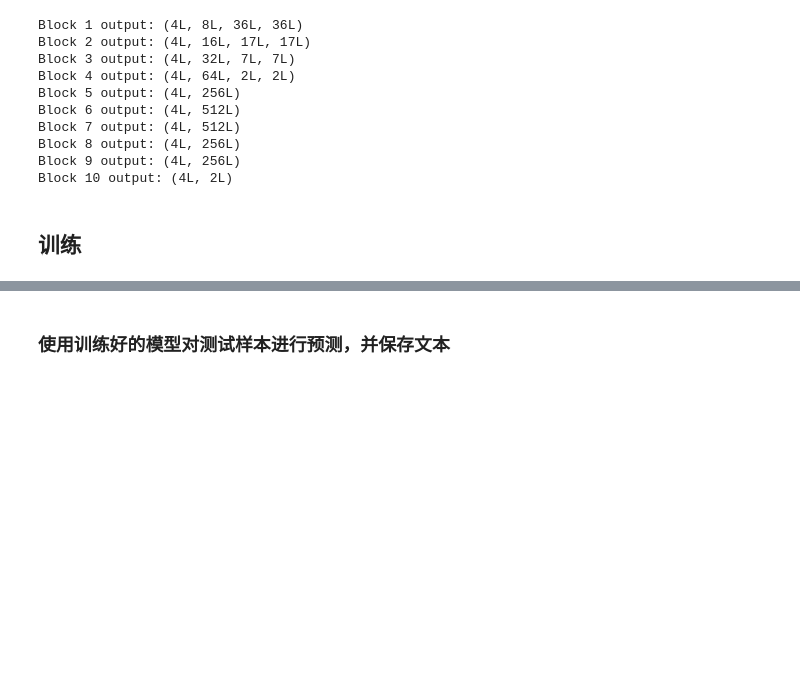
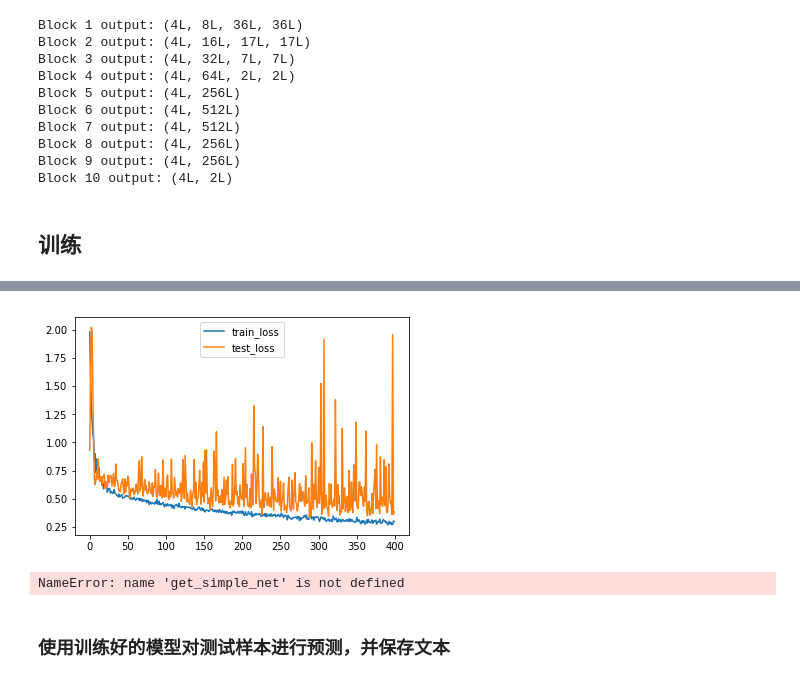
Before and after one commit to DeepInDeeper/DeepLearningZeroToALL, a Jupyter notebook: Kaggle/IsIceberg-peter/gluon/Iceberg_classifier.ipynb, the cells around one changed output, grey strips where cells are left out. Drawn from its saved outputs; the diff is of its cells as text; code cells hidden in the pictures; blank space fills up the shorter version.

Commit message:
add stack,it can be usefull for imporve the grade

```diff
--- a/Kaggle/IsIceberg-peter/gluon/Iceberg_classifier.ipynb
+++ b/Kaggle/IsIceberg-peter/gluon/Iceberg_classifier.ipynb
@@ -81,12 +81,12 @@ def data_norm(data):
     for i,row in data.iterrows():
         band_1 = np.reshape(np.array(row["iso1"]).astype(np.float32),(75,75))
         band_2 = np.reshape(np.array(row["iso2"]).astype(np.float32),(75,75))
-        band_3 = (band_1+band_2)/2
+        #band_3 = (band_1+band_2)/2
 
-        band_1_norm = band_1/ band_1.max()
-        band_2_norm = band_2 / band_2.max()
-        band_3_norm = band_3 / band_3.max()
-        images.append(np.stack((band_1,band_2,band_3)))
+        band_1_norm = (band_1-band_1.mean())/( band_1.max()-band_1.min() )
+        band_2_norm = (band_2-band_2.mean() )/ (band_2.max()-band_2.min())
+        #band_3_norm = band_3 / band_3.max()
+        images.append(np.stack((band_1_norm,band_2_norm)))
     return np.array(images)
 
 def transform_train(data):
@@ -205,7 +205,7 @@ class MyModel(nn.HybridBlock):
             net.add(nn.Dense(512))
             net.add(nn.Dropout(0.2))
             net.add(nn.Dense(256))
-            net.add(nn.Dropout(0.5))
+            net.add(nn.Dropout(0.8))
             net.add(nn.Dense(num_outputs))
     def hybrid_forward(self,F,x):
         out = x
@@ -213,6 +213,7 @@ class MyModel(nn.HybridBlock):
             out = b(out)
             if self.verbose:
                 print('Block %d output: %s'%(i+1, out.shape))
+
         return out
 
 def net_init(ctx):
@@ -267,7 +268,7 @@ def train(net, train_data, valid_data, num_epochs, lr, wd, ctx, lr_period,
 
     for epoch in range(num_epochs):
         train_loss = 0.0
-        if epoch < 200 and epoch % lr_period == 0:
+        if  epoch % lr_period == 0:
             trainer.set_learning_rate(trainer.learning_rate * lr_decay)
 #         if epoch > 81 and epoch % 10 == 0:
 #             trainer.set_learning_rate(trainer.learning_rate * 0.1)
@@ -304,17 +305,16 @@ def train(net, train_data, valid_data, num_epochs, lr, wd, ctx, lr_period,
         plt.legend(['train_loss','test_loss'])
         plt.savefig("Loss22.png")
 # %%
-from mynet import *
 ctx = utils.try_gpu()
-num_epochs = 300
-learning_rate = 0.005
+num_epochs = 400
+learning_rate = 0.01
 weight_decay = 5e-5
-lr_period = 200
+lr_period = 400
 lr_decay = .1
 
 # net = get_simple_net(ctx)
-#net = net_init(ctx)
-net = get_simple_net(ctx,"mymode")
+net = net_init(ctx)
+#net = get_simple_net(ctx,"mymode")
 #net  = vgg_net(ctx)
 net.hybridize()
 train(net, train_data, valid_data, num_epochs, learning_rate,weight_decay, ctx, lr_period, lr_decay)
@@ -332,3 +339,4 @@ Epoch 90. Train loss: 0.349298, Valid loss 0.960741, Time 00:00:00, lr 0.0005
+[figure, added]
 # %%
 import numpy as np
 
@@ -337,6 +345,8 @@ net = get_simple_net(ctx,"mymode")
 net.hybridize()
 train(net, train_valid_data, None, num_epochs, learning_rate, weight_decay,
       ctx, lr_period, lr_decay)
+# %% [output]
+NameError: name 'get_simple_net' is not defined
 # %% [markdown]
 ### 使用训练好的模型对测试样本进行预测，并保存文本
 # %%
```
Also changed, not shown: parts of 4 cells of this notebook, 2 other files.
